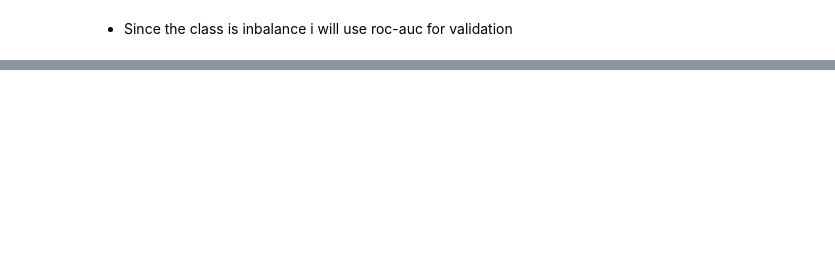
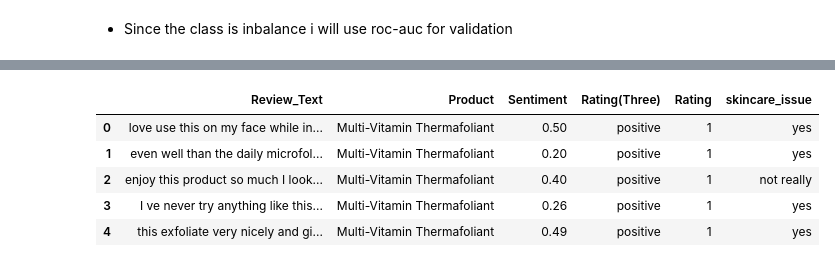
Before and after one commit to FaizaYusuf/EDA-and-Sentiment-Analyisis-on-Skincare-Review, a Jupyter notebook: Assignment_9 .ipynb, the cells around one changed output, grey strips where cells are left out. Saved outputs shown, nothing was run; the diff lists cells and outputs as text; code cells hidden in the pictures; blank space fills up the shorter version.

```diff
--- a/Assignment_9 .ipynb
+++ b/Assignment_9 .ipynb
@@ -489,0 +455,2 @@ auc_score_4
+# %%
+df2 = pipe_not_completely_cleaned.fit_transform(df)
@@ -489,0 +459,9 @@ auc_score_4
+# %%
+df2.head()
+# %% [output]
+|  | Review_Text | Product | Sentiment | Rating(Three) | Rating | skincare_issue |
+| 0 | love use this on my face while in... | Multi-Vitamin Thermafoliant | 0.50 | positive | 1 | yes |
+| 1 | even well than the daily microfol... | Multi-Vitamin Thermafoliant | 0.20 | positive | 1 | yes |
+| 2 | enjoy this product so much I look... | Multi-Vitamin Thermafoliant | 0.40 | positive | 1 | not really |
+| 3 | I ve never try anything like this... | Multi-Vitamin Thermafoliant | 0.26 | positive | 1 | yes |
+| 4 | this exfoliate very nicely and gi... | Multi-Vitamin Thermafoliant | 0.49 | positive | 1 | yes |
```
Also changed, not shown: parts of 47 cells of this notebook, 1 other file.
